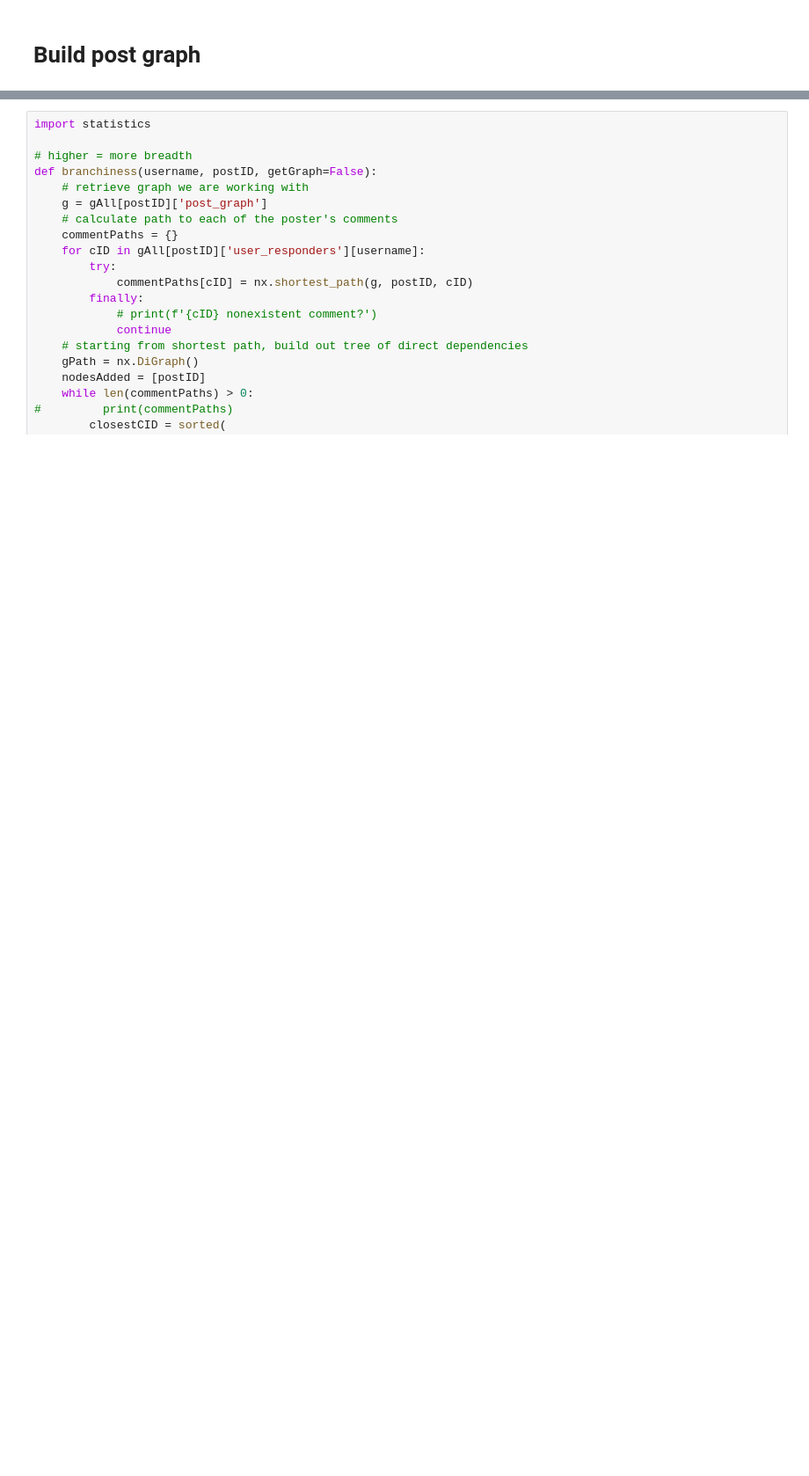
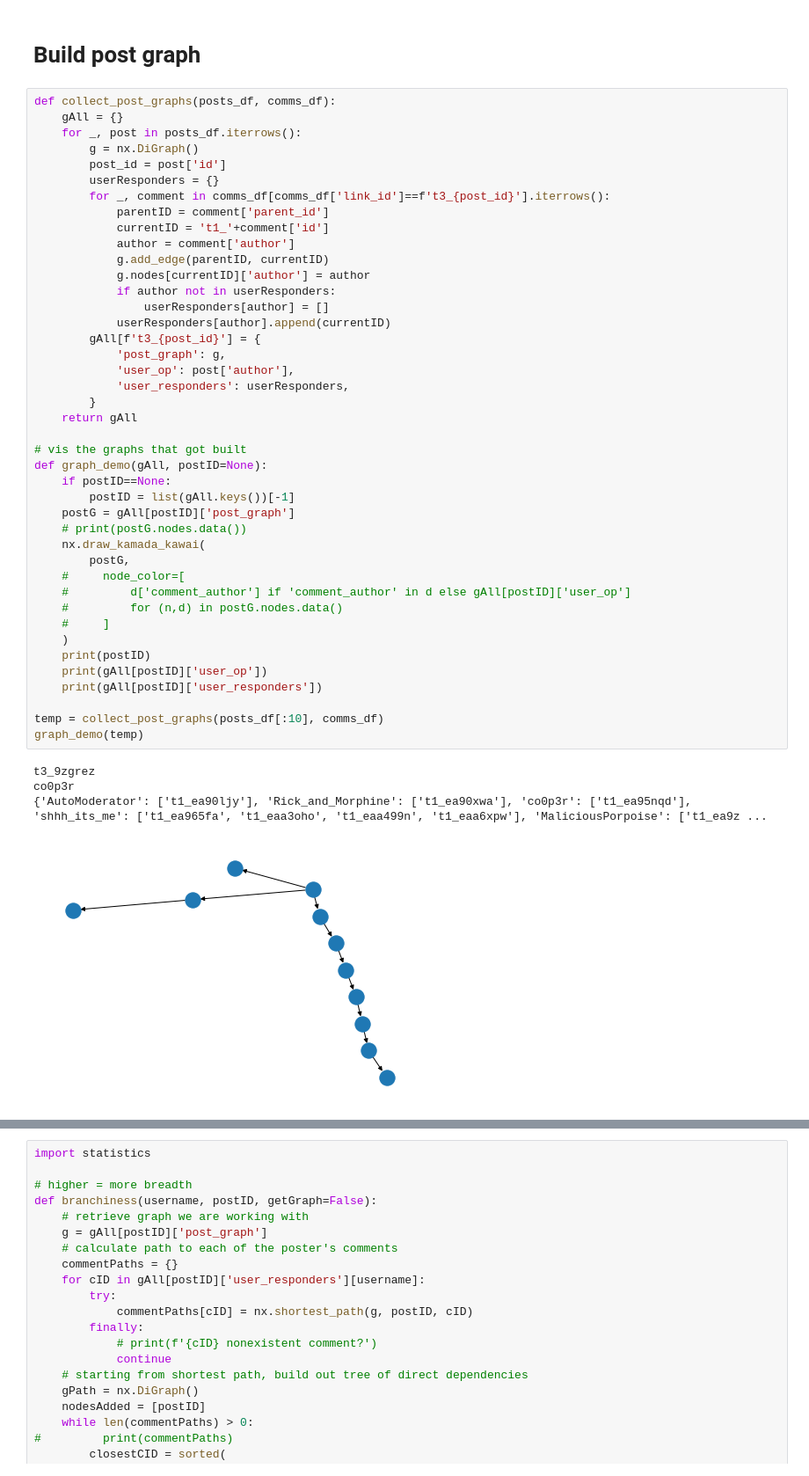
Before and after one commit to cephcyn/cornell_cs6742_a2, a Jupyter notebook: 01_metric_feasibility.ipynb, the cells around one changed output, grey strips where cells are left out. Shown at 88% size. Drawn from its saved outputs; the diff is of its cells as text; blank space fills up the shorter version.

```diff
--- a/01_metric_feasibility.ipynb
+++ b/01_metric_feasibility.ipynb
@@ -402,4 +466,51 @@ comms_sizefilter_tag_df[:2]
 # %% [markdown]
 # Build post graph
+# %%
+def collect_post_graphs(posts_df, comms_df):
+    gAll = {}
+    for _, post in posts_df.iterrows():
+        g = nx.DiGraph()
+        post_id = post['id']
+        userResponders = {}
+        for _, comment in comms_df[comms_df['link_id']==f't3_{post_id}'].iterrows():
+            parentID = comment['parent_id']
+            currentID = 't1_'+comment['id']
+            author = comment['author']
+            g.add_edge(parentID, currentID)
+            g.nodes[currentID]['author'] = author
+            if author not in userResponders:
+                userResponders[author] = []
+            userResponders[author].append(currentID)
+        gAll[f't3_{post_id}'] = {
+            'post_graph': g,
+            'user_op': post['author'],
+            'user_responders': userResponders,
+        }
+    return gAll
+
+# vis the graphs that got built
+def graph_demo(gAll, postID=None):
+    if postID==None:
+        postID = list(gAll.keys())[-1]
+    postG = gAll[postID]['post_graph']
+    # print(postG.nodes.data())
+    nx.draw_kamada_kawai(
+        postG,
+    #     node_color=[
+    #         d['comment_author'] if 'comment_author' in d else gAll[postID]['user_op']
+    #         for (n,d) in postG.nodes.data()
+    #     ]
+    )
+    print(postID)
+    print(gAll[postID]['user_op'])
+    print(gAll[postID]['user_responders'])
+
+temp = collect_post_graphs(posts_df[:10], comms_df)
+graph_demo(temp)
+# %% [output]
+t3_9zgrez
+co0p3r
+{'AutoModerator': ['t1_ea90ljy'], 'Rick_and_Morphine': ['t1_ea90xwa'], 'co0p3r': ['t1_ea95nqd'], 'shhh_its_me': ['t1_ea965fa', 't1_eaa3oho', 't1_eaa499n', 't1_eaa6xpw'], 'MaliciousPorpoise': ['t1_ea9z ...
+[figure, added]
 # %%
 import networkx as nx
```
Also changed, not shown: parts of 19 cells of this notebook.
